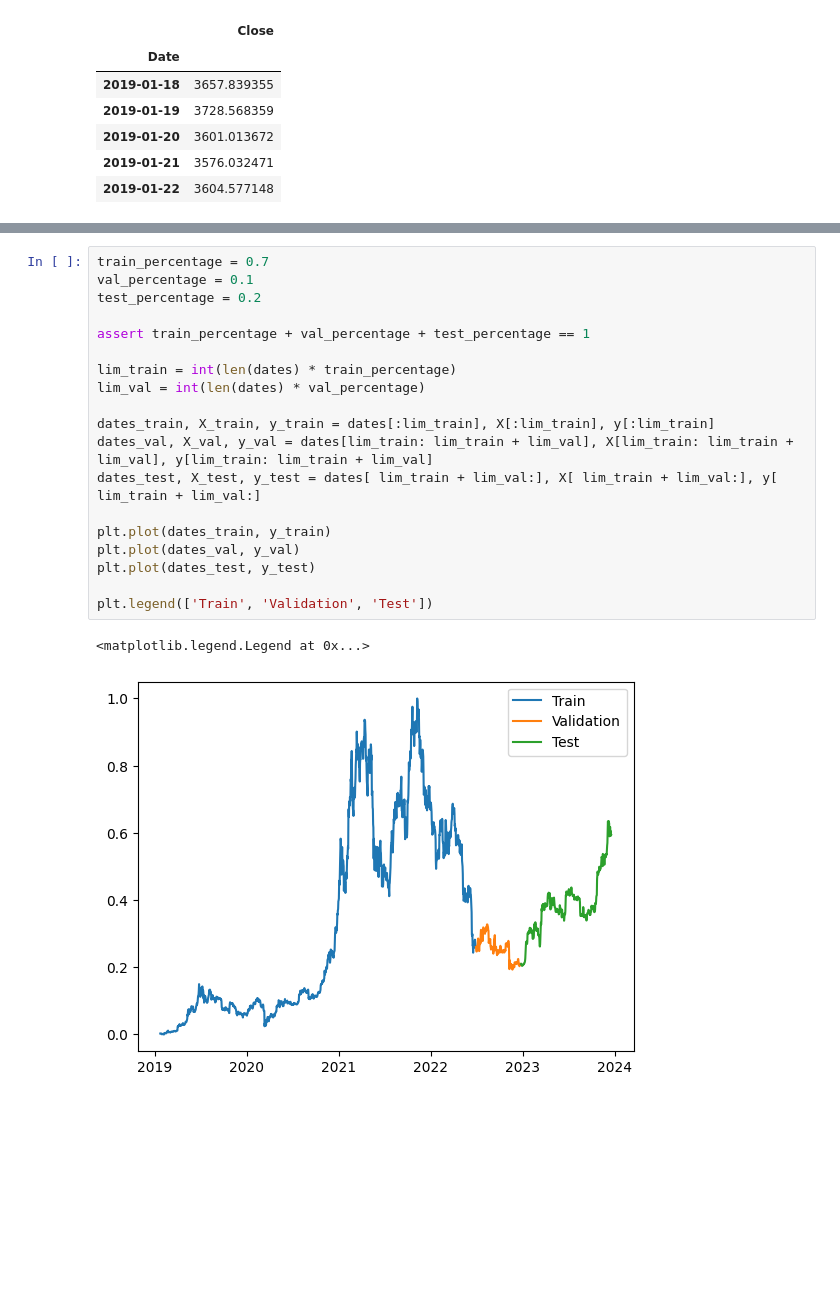
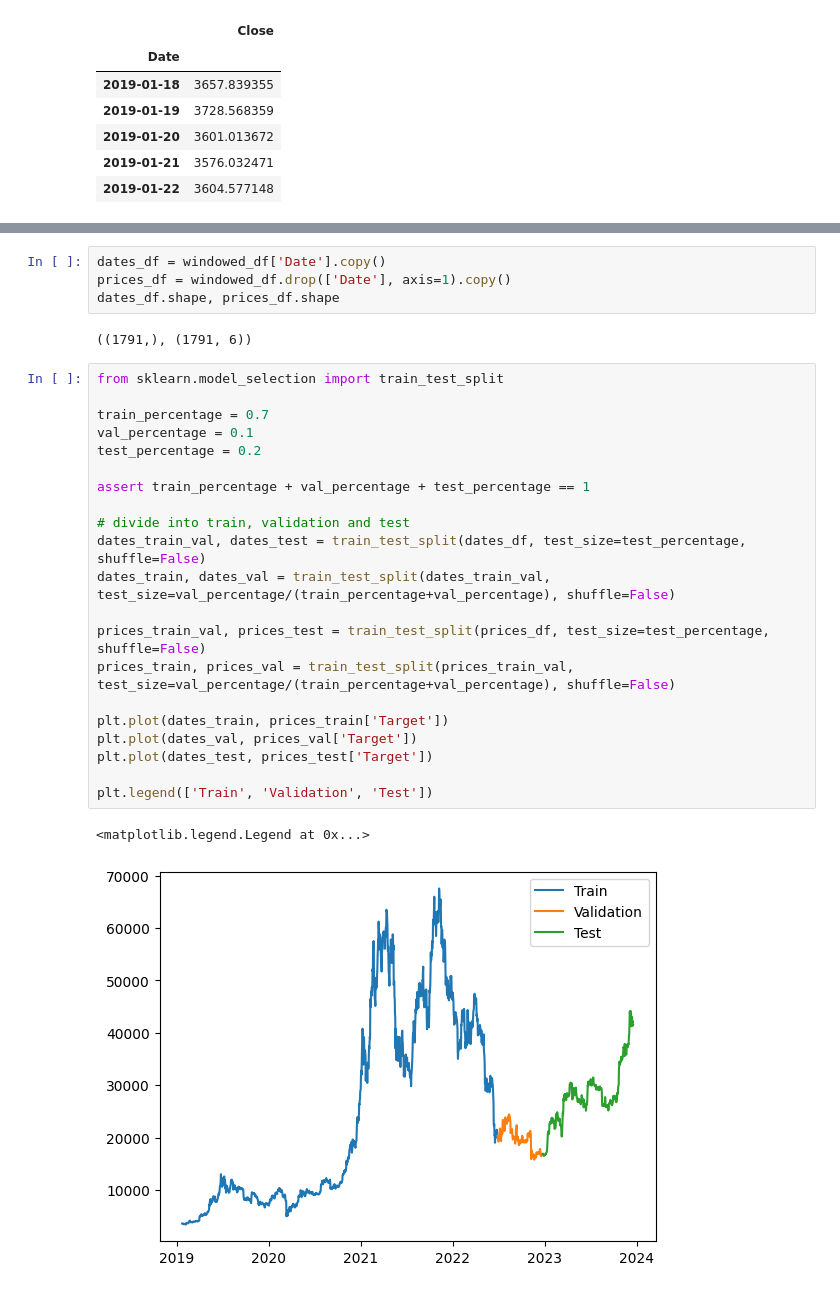
Before and after one commit to Lucas-CE/Bitcoin-forecast, a Jupyter notebook: Problem-1/btc_classic_forecast.ipynb, the cells around one changed output, grey strips where cells are left out. Cells and saved outputs as stored; diff of their text form; blank space fills up the shorter version.

```diff
--- a/Problem-1/btc_classic_forecast.ipynb
+++ b/Problem-1/btc_classic_forecast.ipynb
@@ -133,22 +108,30 @@ dates.shape, X.shape, y.shape
-# %%
-train_percentage = 0.7
-val_percentage = 0.1
-test_percentage = 0.2
-
-assert train_percentage + val_percentage + test_percentage == 1
-
-lim_train = int(len(dates) * train_percentage)
-lim_val = int(len(dates) * val_percentage)
-
-dates_train, X_train, y_train = dates[:lim_train], X[:lim_train], y[:lim_train]
-dates_val, X_val, y_val = dates[lim_train: lim_train + lim_val], X[lim_train: lim_train + lim_val], y[lim_train: lim_train + lim_val]
-dates_test, X_test, y_test = dates[ lim_train + lim_val:], X[ lim_train + lim_val:], y[ lim_train + lim_val:]
-
-plt.plot(dates_train, y_train)
-plt.plot(dates_val, y_val)
-plt.plot(dates_test, y_test)
-
-plt.legend(['Train', 'Validation', 'Test'])
-# %% [output]
-<matplotlib.legend.Legend at 0x...>
-[figure, removed]
+# %%
+dates_df = windowed_df['Date'].copy()
+prices_df = windowed_df.drop(['Date'], axis=1).copy()
+dates_df.shape, prices_df.shape
+# %% [output]
+((1791,), (1791, 6))
+# %%
+from sklearn.model_selection import train_test_split
+
+train_percentage = 0.7
+val_percentage = 0.1
+test_percentage = 0.2
+
+assert train_percentage + val_percentage + test_percentage == 1
+
+# divide into train, validation and test
+dates_train_val, dates_test = train_test_split(dates_df, test_size=test_percentage, shuffle=False)
+dates_train, dates_val = train_test_split(dates_train_val, test_size=val_percentage/(train_percentage+val_percentage), shuffle=False)
+
+prices_train_val, prices_test = train_test_split(prices_df, test_size=test_percentage, shuffle=False)
+prices_train, prices_val = train_test_split(prices_train_val, test_size=val_percentage/(train_percentage+val_percentage), shuffle=False)
+
+plt.plot(dates_train, prices_train['Target'])
+plt.plot(dates_val, prices_val['Target'])
+plt.plot(dates_test, prices_test['Target'])
+
+plt.legend(['Train', 'Validation', 'Test'])
+# %% [output]
+<matplotlib.legend.Legend at 0x...>
+[figure, added]
```
Also changed, not shown: parts of 11 cells of this notebook.
